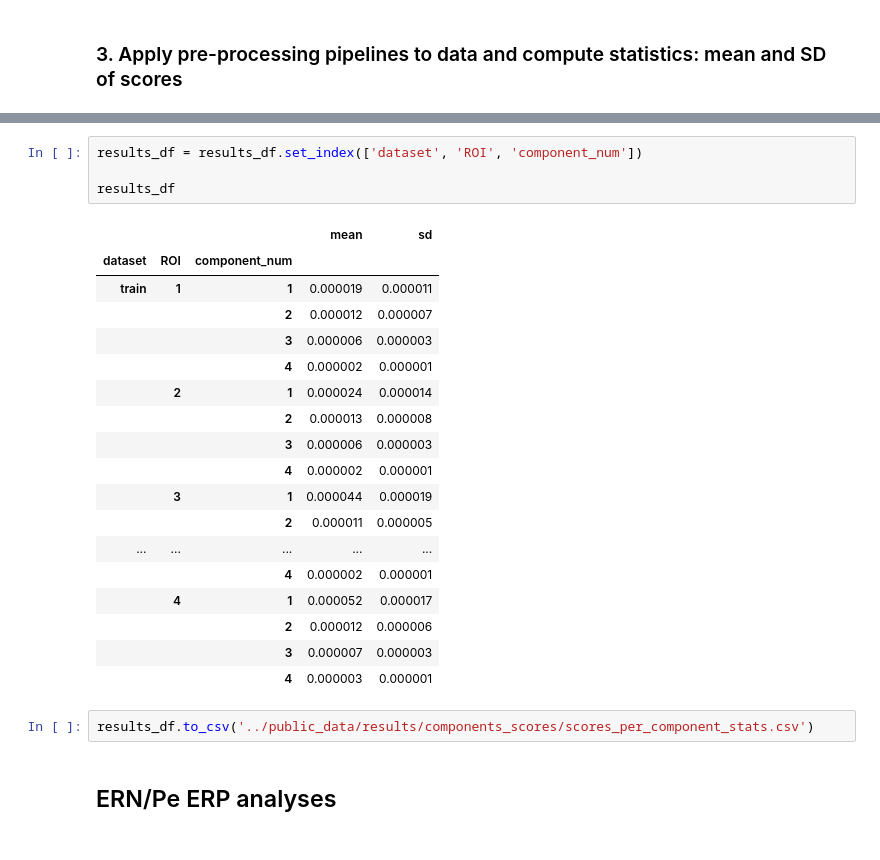
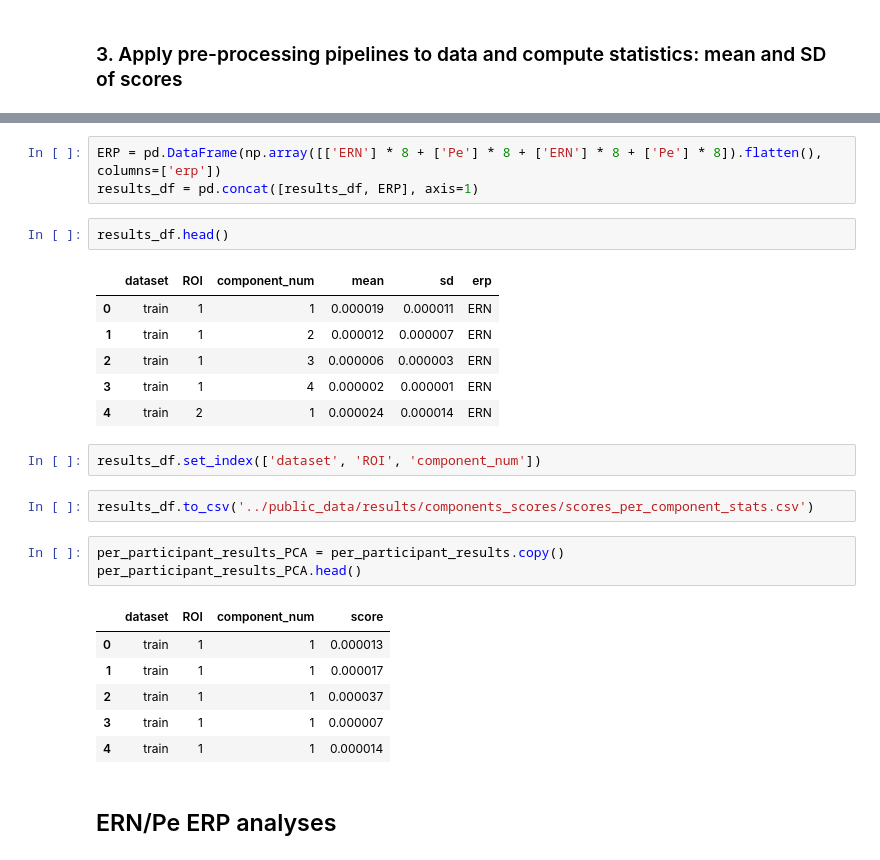
Before and after one commit to abelowska/erroneurous, a Jupyter notebook: notebooks/comnponents_scores_summary.ipynb, the cells around one changed output, grey strips where cells are left out. Cells and saved outputs as stored; diff of their text form.

```diff
--- a/notebooks/comnponents_scores_summary.ipynb
+++ b/notebooks/comnponents_scores_summary.ipynb
@@ -327,31 +361,32 @@ for item in {"train": X_train_df, "test": X_test_df}.items():
 ---- PCA 4
  MEAN: 2.7447467307291853e-06
  SD: 1.1501854423888427e-06
-# %%
-results_df = results_df.set_index(['dataset', 'ROI', 'component_num'])
-
-results_df
-# %% [output]
-|  |  |  | mean | sd |
-| dataset | ROI | component_num |  |  |
-| train | 1 | 1 | 0.000019 | 0.000011 |
-|  |  | 2 | 0.000012 | 0.000007 |
-|  |  | 3 | 0.000006 | 0.000003 |
-|  |  | 4 | 0.000002 | 0.000001 |
-|  | 2 | 1 | 0.000024 | 0.000014 |
-|  |  | 2 | 0.000013 | 0.000008 |
-|  |  | 3 | 0.000006 | 0.000003 |
-|  |  | 4 | 0.000002 | 0.000001 |
-|  | 3 | 1 | 0.000044 | 0.000019 |
-|  |  | 2 | 0.000011 | 0.000005 |
-| ... | ... | ... | ... | ... |
-|  |  | 4 | 0.000002 | 0.000001 |
-|  | 4 | 1 | 0.000052 | 0.000017 |
-|  |  | 2 | 0.000012 | 0.000006 |
-|  |  | 3 | 0.000007 | 0.000003 |
-|  |  | 4 | 0.000003 | 0.000001 |
+# %%
+ERP = pd.DataFrame(np.array([['ERN'] * 8 + ['Pe'] * 8 + ['ERN'] * 8 + ['Pe'] * 8]).flatten(), columns=['erp'])
+results_df = pd.concat([results_df, ERP], axis=1)
+# %%
+results_df.head()
+# %% [output]
+|  | dataset | ROI | component_num | mean | sd | erp |
+| 0 | train | 1 | 1 | 0.000019 | 0.000011 | ERN |
+| 1 | train | 1 | 2 | 0.000012 | 0.000007 | ERN |
+| 2 | train | 1 | 3 | 0.000006 | 0.000003 | ERN |
+| 3 | train | 1 | 4 | 0.000002 | 0.000001 | ERN |
+| 4 | train | 2 | 1 | 0.000024 | 0.000014 | ERN |
+# %%
+results_df.set_index(['dataset', 'ROI', 'component_num'])
 # %%
 results_df.to_csv('../public_data/results/components_scores/scores_per_component_stats.csv')
+# %%
+per_participant_results_PCA = per_participant_results.copy()
+per_participant_results_PCA.head()
+# %% [output]
+|  | dataset | ROI | component_num | score |
+| 0 | train | 1 | 1 | 0.000013 |
+| 1 | train | 1 | 1 | 0.000017 |
+| 2 | train | 1 | 1 | 0.000037 |
+| 3 | train | 1 | 1 | 0.000007 |
+| 4 | train | 1 | 1 | 0.000014 |
 # %% [markdown]
 ## ERN/Pe ERP analyses
 # %% [markdown]
```
Also changed, not shown: parts of 14 cells of this notebook.
